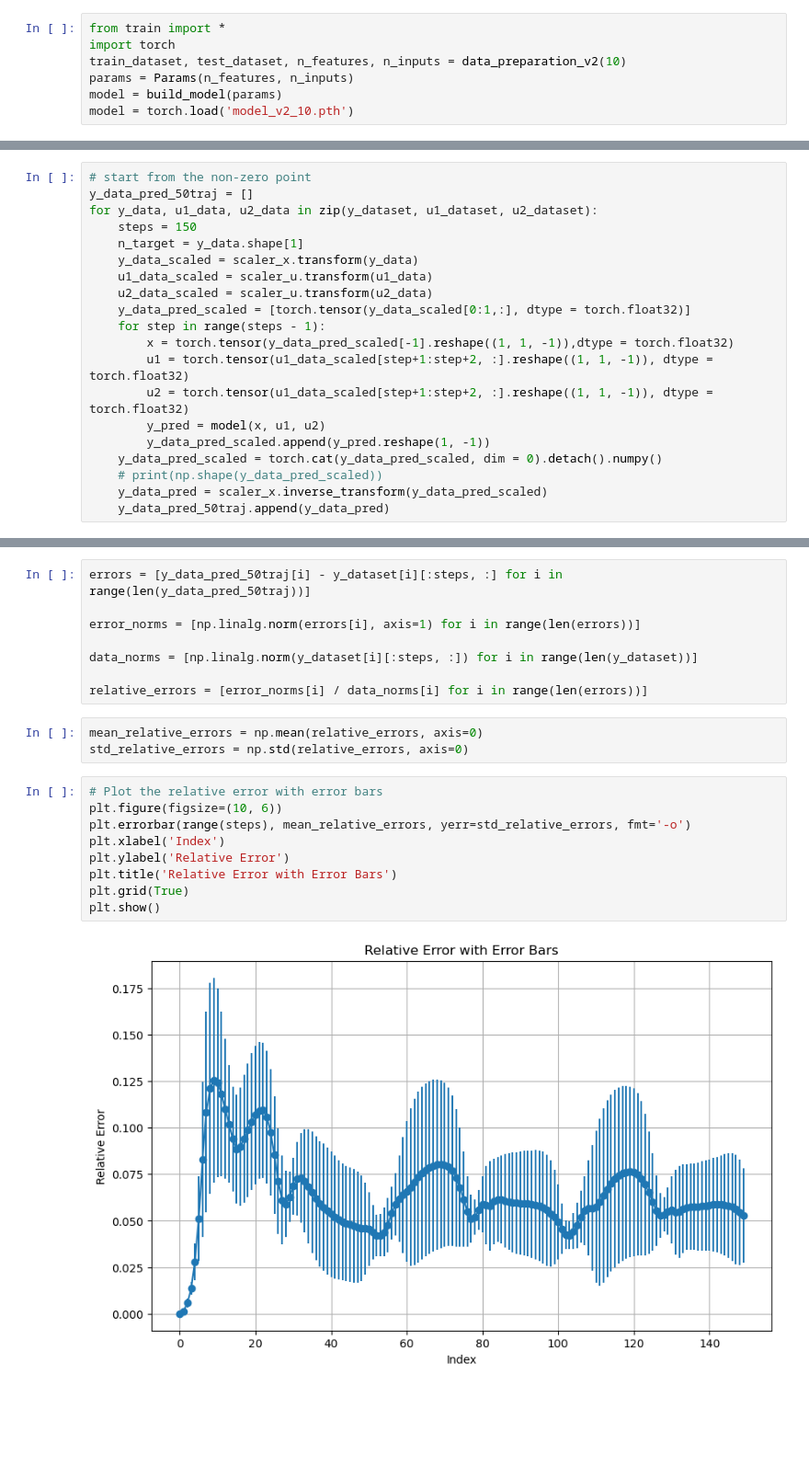
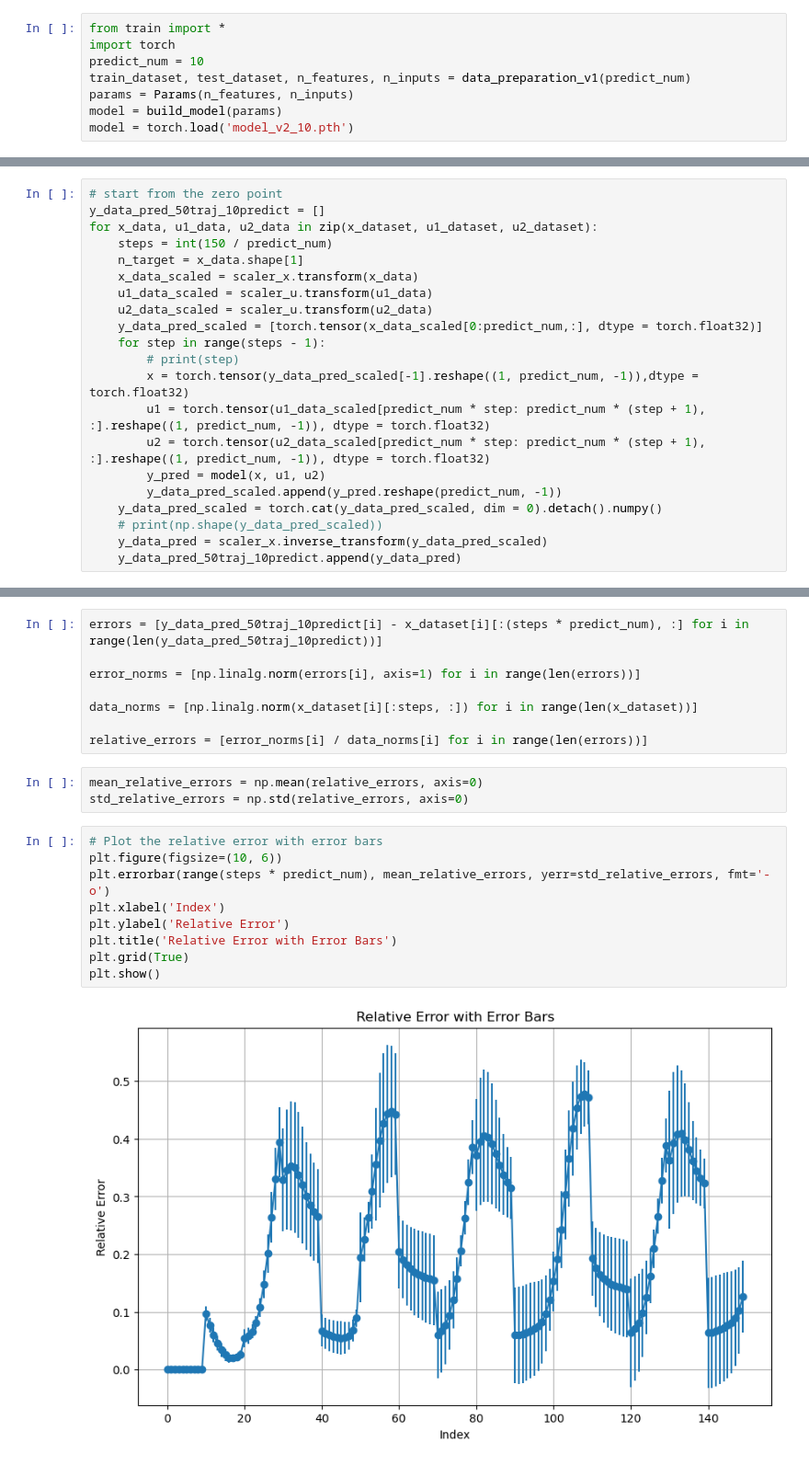
Before and after one commit to Shiqi-Wu/model_combination_Argos, a Jupyter notebook: gan_transformer/test_v2_10.ipynb, the cells around one changed output, grey strips where cells are left out. Shown at 92% size. Saved outputs shown, nothing was run; the diff lists cells and outputs as text; blank space fills up the shorter version.

Commit message:
gan-transformer

```diff
--- a/gan_transformer/test_v2_10.ipynb
+++ b/gan_transformer/test_v2_10.ipynb
@@ -23,7 +23,8 @@ plt.show()
 # %%
 from train import *
 import torch
-train_dataset, test_dataset, n_features, n_inputs = data_preparation_v2(10)
+predict_num = 10
+train_dataset, test_dataset, n_features, n_inputs = data_preparation_v1(predict_num)
 params = Params(n_features, n_inputs)
 model = build_model(params)
 model = torch.load('model_v2_10.pth')
@@ -113,20 +85,21 @@ File not found: ../data/data_dict_44.npy
 # %%
-# start from the non-zero point
-y_data_pred_50traj = []
-for y_data, u1_data, u2_data in zip(y_dataset, u1_dataset, u2_dataset):
-    steps = 150
-    n_target = y_data.shape[1]
-    y_data_scaled = scaler_x.transform(y_data)
+# start from the zero point
+y_data_pred_50traj_10predict = []
+for x_data, u1_data, u2_data in zip(x_dataset, u1_dataset, u2_dataset):
+    steps = int(150 / predict_num)
+    n_target = x_data.shape[1]
+    x_data_scaled = scaler_x.transform(x_data)
     u1_data_scaled = scaler_u.transform(u1_data)
     u2_data_scaled = scaler_u.transform(u2_data)
-    y_data_pred_scaled = [torch.tensor(y_data_scaled[0:1,:], dtype = torch.float32)]
+    y_data_pred_scaled = [torch.tensor(x_data_scaled[0:predict_num,:], dtype = torch.float32)]
     for step in range(steps - 1):
-        x = torch.tensor(y_data_pred_scaled[-1].reshape((1, 1, -1)),dtype = torch.float32)
-        u1 = torch.tensor(u1_data_scaled[step+1:step+2, :].reshape((1, 1, -1)), dtype = torch.float32)
-        u2 = torch.tensor(u1_data_scaled[step+1:step+2, :].reshape((1, 1, -1)), dtype = torch.float32)
+        # print(step)
+        x = torch.tensor(y_data_pred_scaled[-1].reshape((1, predict_num, -1)),dtype = torch.float32)
+        u1 = torch.tensor(u1_data_scaled[predict_num * step: predict_num * (step + 1), :].reshape((1, predict_num, -1)), dtype = torch.float32)
+        u2 = torch.tensor(u2_data_scaled[predict_num * step: predict_num * (step + 1), :].reshape((1, predict_num, -1)), dtype = torch.float32)
         y_pred = model(x, u1, u2)
-        y_data_pred_scaled.append(y_pred.reshape(1, -1))
+        y_data_pred_scaled.append(y_pred.reshape(predict_num, -1))
     y_data_pred_scaled = torch.cat(y_data_pred_scaled, dim = 0).detach().numpy()
     # print(np.shape(y_data_pred_scaled))
     y_data_pred = scaler_x.inverse_transform(y_data_pred_scaled)
-    y_data_pred_50traj.append(y_data_pred)
+    y_data_pred_50traj_10predict.append(y_data_pred)
@@ -133,9 +138,9 @@ for y_data, u1_data, u2_data in zip(y_dataset, u1_dataset, u2_dataset):
 # %%
-errors = [y_data_pred_50traj[i] - y_dataset[i][:steps, :] for i in range(len(y_data_pred_50traj))]
+errors = [y_data_pred_50traj_10predict[i] - x_dataset[i][:(steps * predict_num), :] for i in range(len(y_data_pred_50traj_10predict))]
 
 error_norms = [np.linalg.norm(errors[i], axis=1) for i in range(len(errors))]
 
-data_norms = [np.linalg.norm(y_dataset[i][:steps, :]) for i in range(len(y_dataset))]
+data_norms = [np.linalg.norm(x_dataset[i][:steps, :]) for i in range(len(x_dataset))]
 
 relative_errors = [error_norms[i] / data_norms[i] for i in range(len(errors))]
 # %%
@@ -144,12 +149,12 @@ std_relative_errors = np.std(relative_errors, axis=0)
 # %%
 # Plot the relative error with error bars
 plt.figure(figsize=(10, 6))
-plt.errorbar(range(steps), mean_relative_errors, yerr=std_relative_errors, fmt='-o')
+plt.errorbar(range(steps * predict_num), mean_relative_errors, yerr=std_relative_errors, fmt='-o')
 plt.xlabel('Index')
 plt.ylabel('Relative Error')
 plt.title('Relative Error with Error Bars')
 plt.grid(True)
 plt.show()
 # %% [output]
-[figure, old version]
+[figure, new version]
 # %%
```
Also changed, not shown: parts of 11 cells of this notebook, 6 other files.
